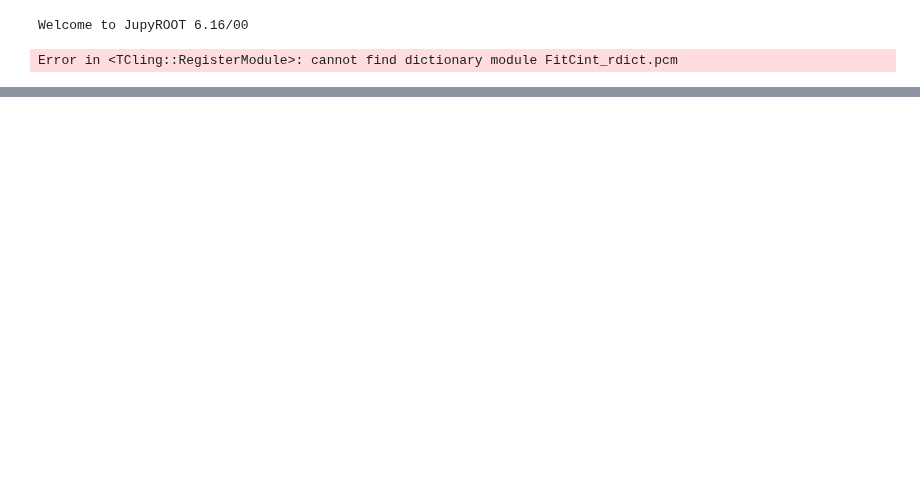
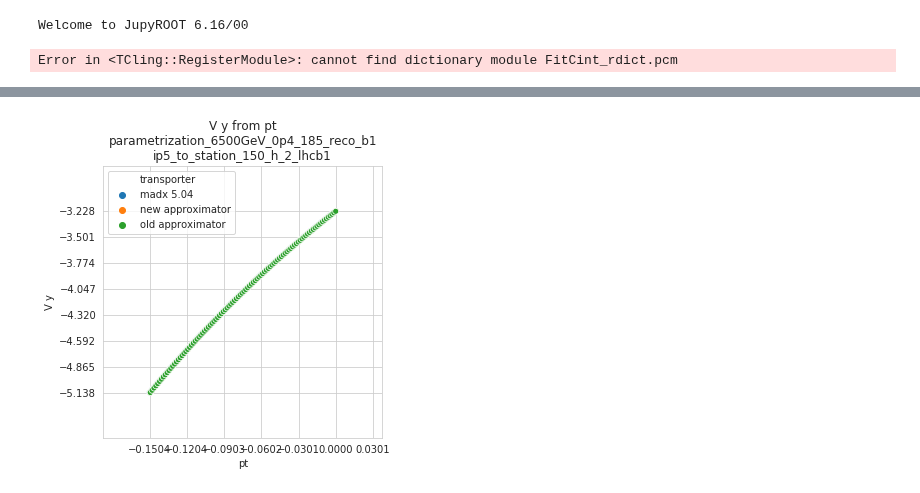
Before and after one commit to mucharafal/optics_generator_python, a Jupyter notebook: notebooks/Optics Parameters Compare.ipynb, the cells around one changed output, grey strips where cells are left out. Cells and saved outputs as stored; diff of their text form; code cells hidden in the pictures; blank space fills up the shorter version.

```diff
--- a/notebooks/Optics Parameters Compare.ipynb
+++ b/notebooks/Optics Parameters Compare.ipynb
@@ -96,0 +98,9 @@ opv.plot_optical_functions(bunch_configuration, madx_configuration, mop.compute_
+# %%
+transporters = {
+    "madx 5.04": (mop.compute_v_y, madx_configuration),
+    "new approximator": (aop.compute_v_y, approximator),
+    "old approximator": (aop.compute_v_y, approximator_vale)
+}
+opv.plot_optical_functions(bunch_configuration, transporters, "pt", "V y", subtitle)
+# %% [output]
+[figure, added]
```
Also changed, not shown: parts of 13 cells of this notebook, 9 other files.
